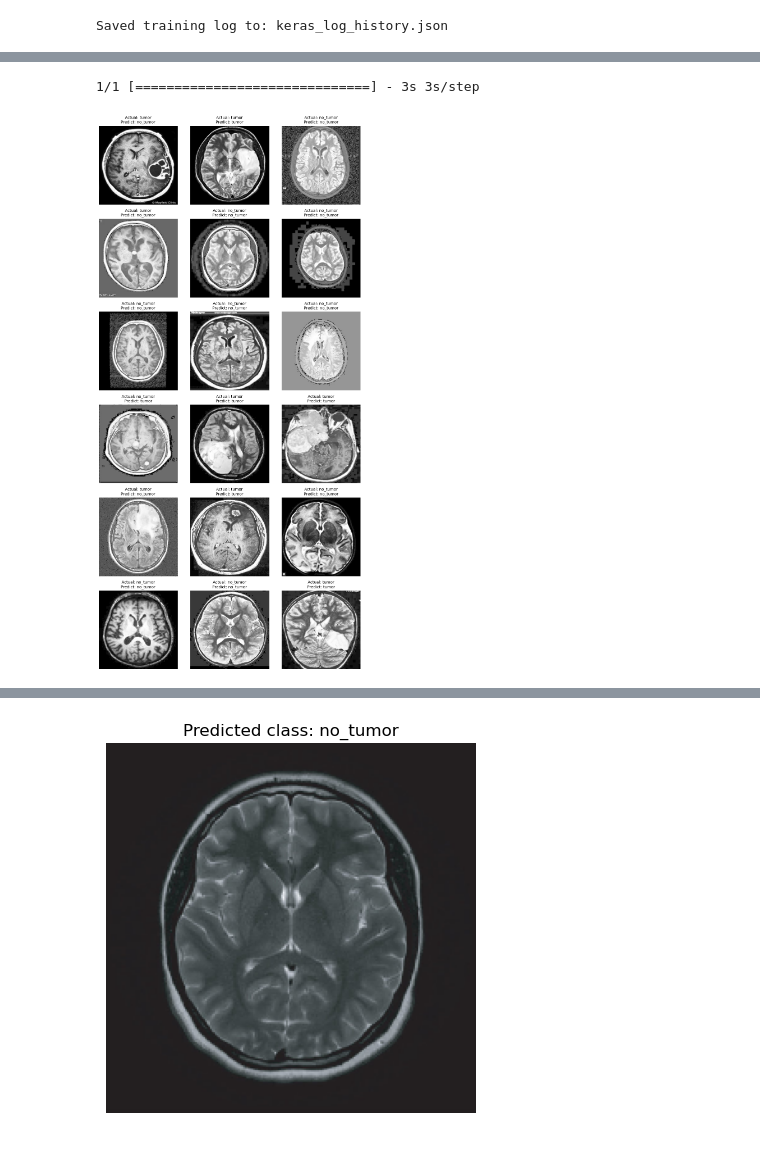
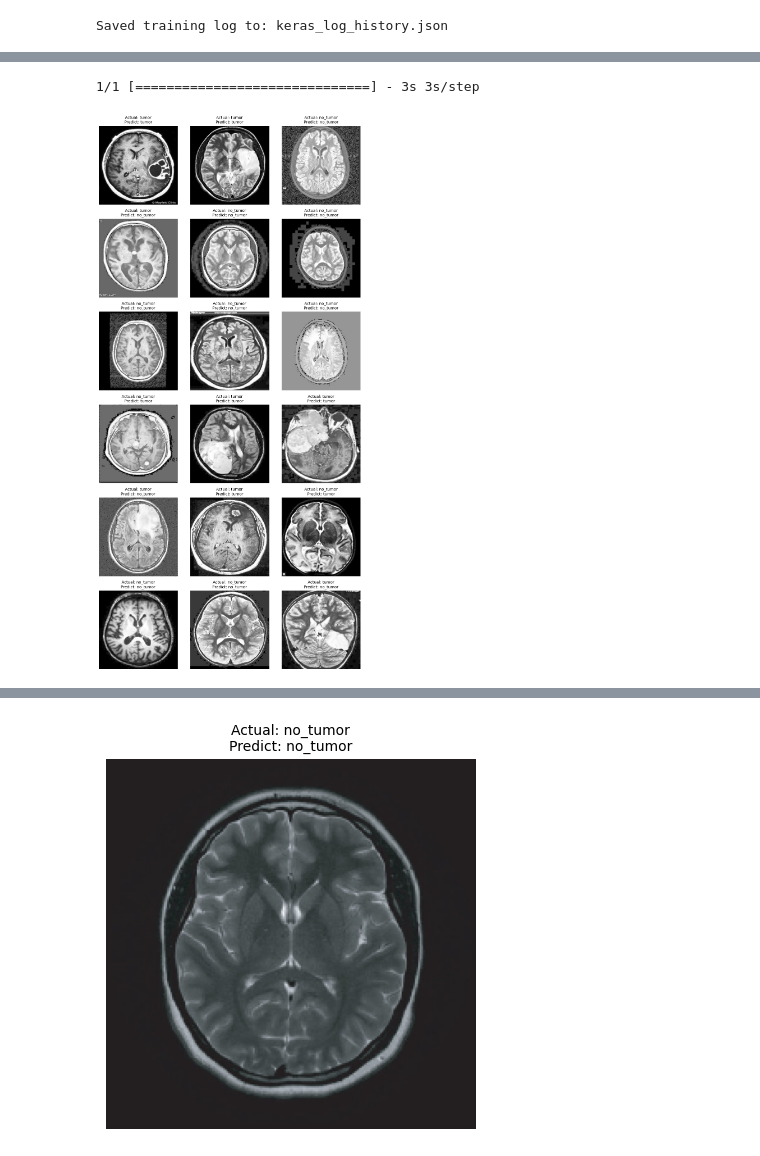
Before and after one commit to tkvngan/DeepLearning_for_BrainTumorDetection, a Jupyter notebook: notebooks/02_supervised_learning-VGG-V2.ipynb, the cells around one changed output, grey strips where cells are left out. Cells and saved outputs as stored; diff of their text form; code cells hidden in the pictures.

```diff
--- a/notebooks/02_supervised_learning-VGG-V2.ipynb
+++ b/notebooks/02_supervised_learning-VGG-V2.ipynb
@@ -134,7 +134,7 @@ save_model_architecture(model)
 Model architecture saved to model_vgg_cnn.png
 # %%
 # Train the model
-early_stopping = tf.keras.callbacks.EarlyStopping(monitor='val_loss', patience=3, restore_best_weights=True)
-history = model.fit(train_data, validation_data=val_data, epochs=20, callbacks=[early_stopping])
+#early_stopping = tf.keras.callbacks.EarlyStopping(monitor='val_loss', patience=3, restore_best_weights=True)
+history = model.fit(train_data, validation_data=val_data, epochs=20)
 # %% [output]
 Epoch 1/20
@@ -357,7 +357,7 @@ plt.tight_layout()
 plt.show()
 # %% [output]
 1/1 [==============================] - 3s 3s/step
-[figure, old version]
+[figure, new version]
 # %%
 from tensorflow.keras.models import load_model
 
@@ -389,7 +389,7 @@ else:
     print("Predicted: no_tumor")
 
 plt.imshow(img)
-plt.title(f"Predicted class: {'tumor' if probability > 0.5 else 'no_tumor'}")
+plt.title(f"Actual: no_tumor\nPredict: {'tumor' if probability > 0.5 else 'no_tumor'}", fontsize=10)
 plt.axis('off')
 plt.show()
 # %% [output]
@@ -398,4 +398,4 @@ Predicted Probability: 0.3459
 Predicted: no_tumor
-[figure, old version]
+[figure, new version]
 # %%
 # Set image path (your new image)
```
Also changed, not shown: parts of 10 cells of this notebook, 1 other file.
